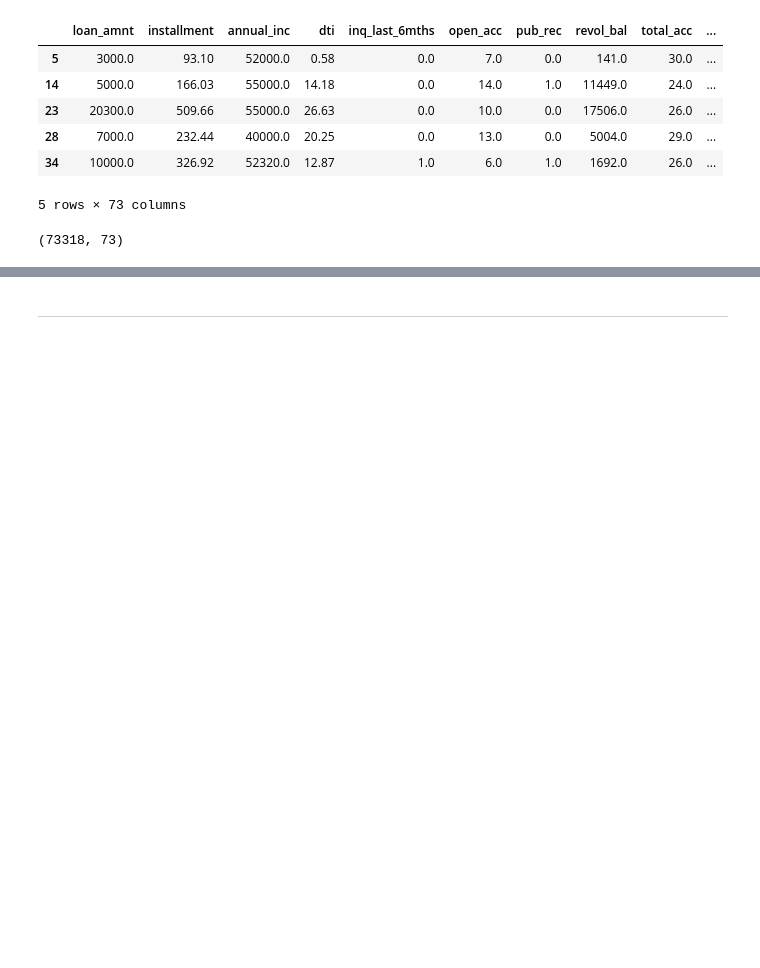
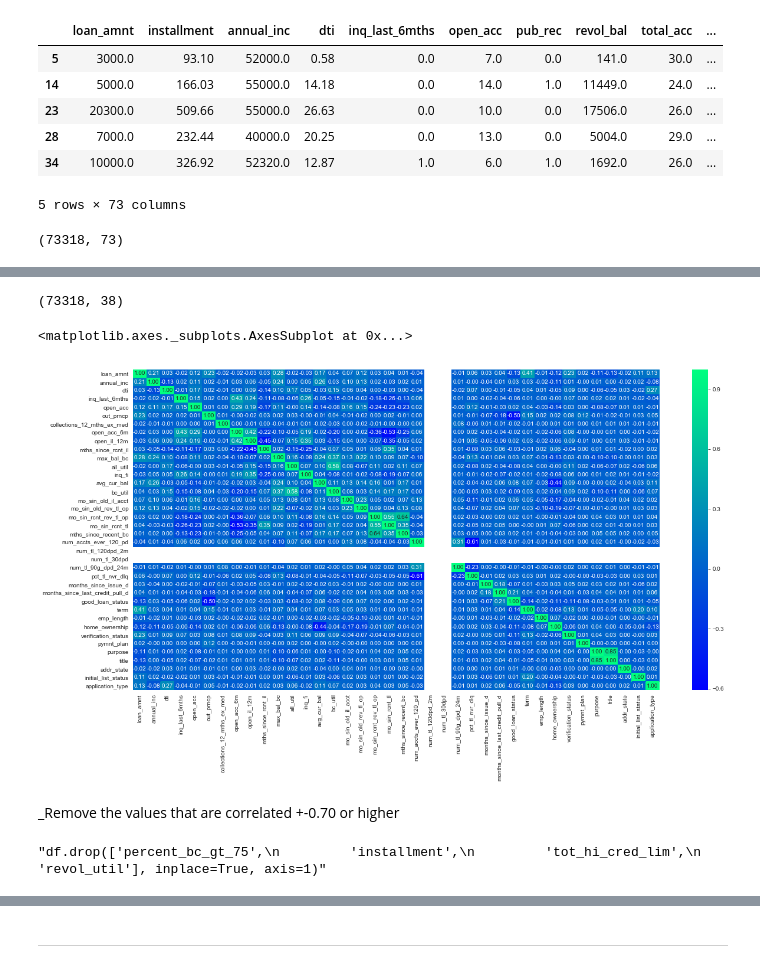
Before and after one commit to gaddyc/Thinkful_Data_Science, a Jupyter notebook: Unit7_FinalCapstone/Unit7.1_EDA_LendingClub.ipynb, the cells around one changed output, grey strips where cells are left out. Drawn from its saved outputs; the diff is of its cells as text; code cells hidden in the pictures; blank space fills up the shorter version.

```diff
--- a/Unit7_FinalCapstone/Unit7.1_EDA_LendingClub.ipynb
+++ b/Unit7_FinalCapstone/Unit7.1_EDA_LendingClub.ipynb
@@ -748,5 +912,6 @@ df.shape
 # %% [output]
 (73318, 73)
 # %%
-#drop the date because we already have th months in the data frame
-df=df.drop(['issue_d','last_credit_pull_d','loan_status','bad_loan_status'],axis=1)
+# drop the date because we already have the months in the data frame
+df = df.drop(['issue_d', 'last_credit_pull_d',
+              'loan_status', 'bad_loan_status'], axis=1)
@@ -752,0 +948,29 @@ df=df.drop(['issue_d','last_credit_pull_d','loan_status','bad_loan_status'],axis
+# %%
+df.drop(['num_sats',
+         'pub_rec',
+         'num_actv_rev_tl',
+         'num_rev_tl_bal_gt_0',
+         'total_acc',
+         'pub_rec_bankruptcies',
+         'tax_liens',
+         'num_rev_accts',
+         'num_il_tl',
+         'num_op_rev_tl',
+         'open_act_il',
+         'bc_open_to_buy',
+         'total_bc_limit',
+         'num_tl_op_past_12m',
+         'total_rev_hi_lim',
+         'open_rv_12m',
+         'sub_grade',
+         'grade',
+         'total_bal_ex_mort',
+         'num_bc_sats',
+         'total_il_high_credit_limit',
+         'mort_acc',
+         'revol_bal',
+         'acc_open_past_24mths',
+         'num_actv_bc_tl',
+         'num_bc_tl',
+         'open_rv_24m',
+        'percent_bc_gt_75','installment','tot_hi_cred_lim','revol_util'], inplace=True, axis=1)
@@ -752,0 +992,20 @@ df=df.drop(['issue_d','last_credit_pull_d','loan_status','bad_loan_status'],axis
+# %%
+df.shape
+# %% [output]
+(73318, 38)
+# %%
+# Is there collinearity?
+plt.figure(figsize=(20, 10))
+sns.heatmap(data=df.corr(), cmap="winter", fmt=".2f", annot=True)
+# %% [output]
+<matplotlib.axes._subplots.AxesSubplot at 0x...>
+[figure, added]
+# %% [markdown]
+_Remove the values that are correlated +-0.70 or higher
+# %%
+'''df.drop(['percent_bc_gt_75',
+         'installment',
+         'tot_hi_cred_lim',
+         'revol_util'], inplace=True, axis=1)'''
+# %% [output]
+"df.drop(['percent_bc_gt_75',\n         'installment',\n         'tot_hi_cred_lim',\n         'revol_util'], inplace=True, axis=1)"
```
Also changed, not shown: parts of 49 cells of this notebook, 1 other file.
